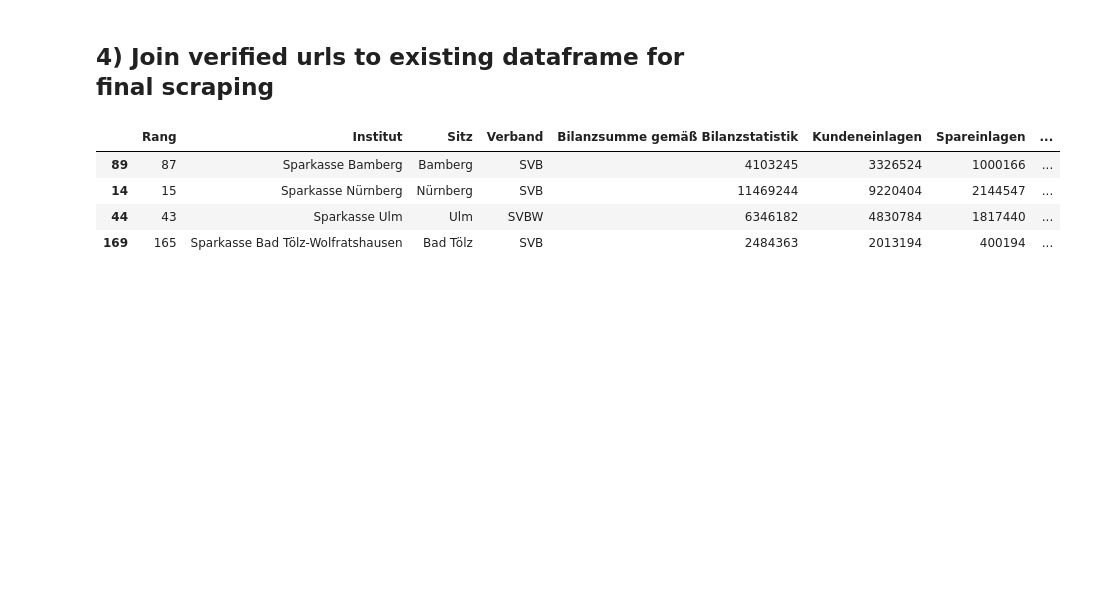
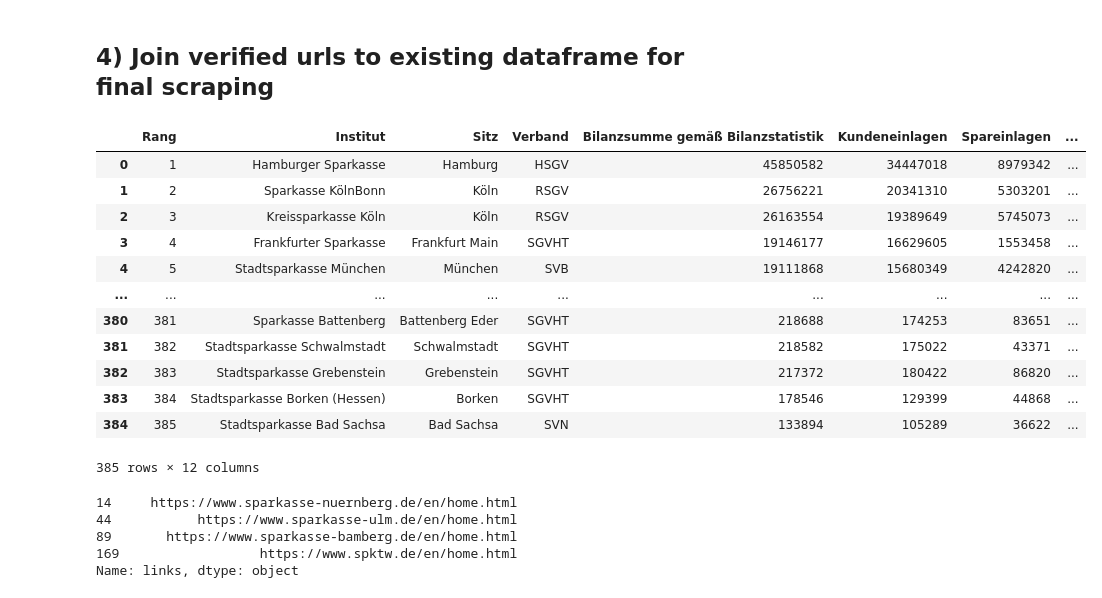
Before and after one commit to feliche93/sparkassen_accounts, a Jupyter notebook: sparkassen_list/sparkassen_list_extractor.ipynb, the cells around one changed output. Cells and saved outputs as stored; diff of their text form; code cells hidden in the pictures; blank space fills up the shorter version.

Commit message:
fixed link structure to accounts

```diff
--- a/sparkassen_list/sparkassen_list_extractor.ipynb
+++ b/sparkassen_list/sparkassen_list_extractor.ipynb
@@ -113,13 +113,30 @@ verified_urls = pd.read_csv('/Users/felixvemmer/Desktop/sparkassen_accounts/veri
 # %%
 sparkassen['domain'] = sparkassen['links'].str.split('/',expand=True)[2].str.split('www.',expand=True)[1]
 verified_urls['domain'] = verified_urls['verified_url'].str.split('/', expand=True)[2].str.split('www.', expand=True)[1]
-# %%
-final.iloc[[89,14,44,169]]
-# %% [output]
-|  | Rang | Institut | Sitz | Verband | Bilanzsumme gemäß Bilanzstatistik | Kundeneinlagen | Spareinlagen | ... |
-| 89 | 87 | Sparkasse Bamberg | Bamberg | SVB | 4103245 | 3326524 | 1000166 | ... |
-| 14 | 15 | Sparkasse Nürnberg | Nürnberg | SVB | 11469244 | 9220404 | 2144547 | ... |
-| 44 | 43 | Sparkasse Ulm | Ulm | SVBW | 6346182 | 4830784 | 1817440 | ... |
-| 169 | 165 | Sparkasse Bad Tölz-Wolfratshausen | Bad Tölz | SVB | 2484363 | 2013194 | 400194 | ... |
+# %%
+sparkassen
+# %% [output]
+|  | Rang | Institut | Sitz | Verband | Bilanzsumme gemäß Bilanzstatistik | Kundeneinlagen | Spareinlagen | ... |
+| 0 | 1 | Hamburger Sparkasse | Hamburg | HSGV | 45850582 | 34447018 | 8979342 | ... |
+| 1 | 2 | Sparkasse KölnBonn | Köln | RSGV | 26756221 | 20341310 | 5303201 | ... |
+| 2 | 3 | Kreissparkasse Köln | Köln | RSGV | 26163554 | 19389649 | 5745073 | ... |
+| 3 | 4 | Frankfurter Sparkasse | Frankfurt Main | SGVHT | 19146177 | 16629605 | 1553458 | ... |
+| 4 | 5 | Stadtsparkasse München | München | SVB | 19111868 | 15680349 | 4242820 | ... |
+| ... | ... | ... | ... | ... | ... | ... | ... | ... |
+| 380 | 381 | Sparkasse Battenberg | Battenberg Eder | SGVHT | 218688 | 174253 | 83651 | ... |
+| 381 | 382 | Stadtsparkasse Schwalmstadt | Schwalmstadt | SGVHT | 218582 | 175022 | 43371 | ... |
+| 382 | 383 | Stadtsparkasse Grebenstein | Grebenstein | SGVHT | 217372 | 180422 | 86820 | ... |
+| 383 | 384 | Stadtsparkasse Borken (Hessen) | Borken | SGVHT | 178546 | 129399 | 44868 | ... |
+| 384 | 385 | Stadtsparkasse Bad Sachsa | Bad Sachsa | SVN | 133894 | 105289 | 36622 | ... |
+385 rows × 12 columns
 # %%
 final = pd.merge(sparkassen, verified_urls, how='left').drop_duplicates()
+# %%
+# I was not able to catch all patterns so some links were manually set
+final[final['verified_url'].isnull()]['links']
+# %% [output]
+14     https://www.sparkasse-nuernberg.de/en/home.html
+44           https://www.sparkasse-ulm.de/en/home.html
+89       https://www.sparkasse-bamberg.de/en/home.html
+169                  https://www.spktw.de/en/home.html
+Name: links, dtype: object
```
Also changed, not shown: parts of 11 cells of this notebook, 5 other files.
